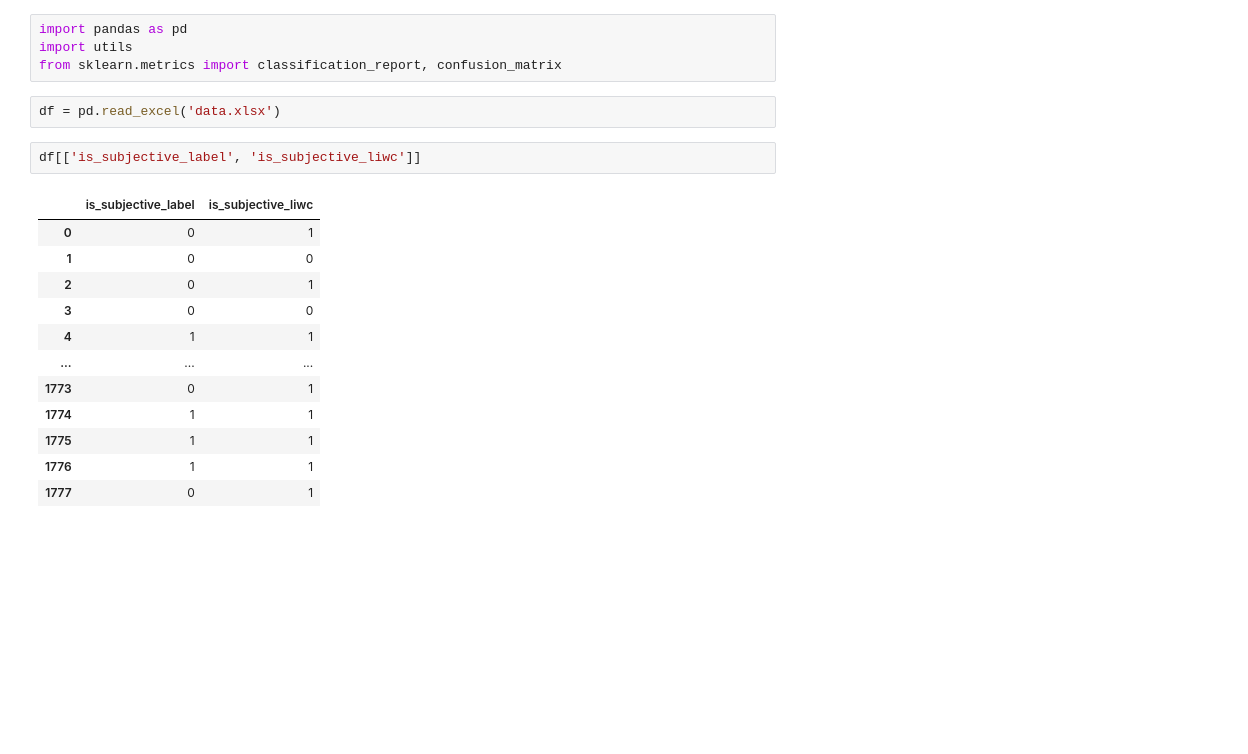
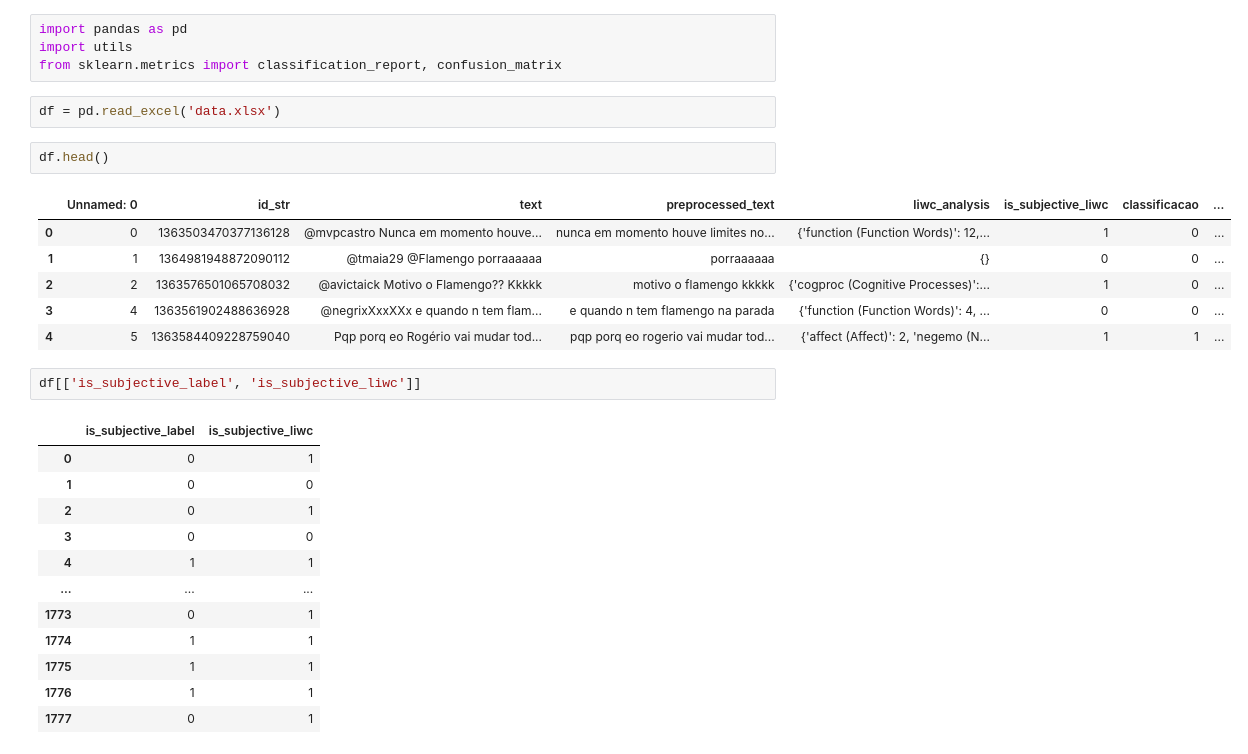
Before and after one commit to diegogp/sentiment-analysis, a Jupyter notebook: liwc_subjectivity_classifier.ipynb, the cells around one changed output. Saved outputs shown, nothing was run; the diff lists cells and outputs as text; blank space fills up the shorter version.

```diff
--- a/liwc_subjectivity_classifier.ipynb
+++ b/liwc_subjectivity_classifier.ipynb
@@ -4,6 +4,15 @@ import utils
 from sklearn.metrics import classification_report, confusion_matrix
 # %%
 df = pd.read_excel('data.xlsx')
+# %%
+df.head()
+# %% [output]
+|  | Unnamed: 0 | id_str | text | preprocessed_text | liwc_analysis | is_subjective_liwc | classificacao | ... |
+| 0 | 0 | 1363503470377136128 | @mvpcastro Nunca em momento houve... | nunca em momento houve limites no... | {'function (Function Words)': 12,... | 1 | 0 | ... |
+| 1 | 1 | 1364981948872090112 | @tmaia29 @Flamengo porraaaaaa | porraaaaaa | {} | 0 | 0 | ... |
+| 2 | 2 | 1363576501065708032 | @avictaick Motivo o Flamengo?? Kkkkk | motivo o flamengo kkkkk | {'cogproc (Cognitive Processes)':... | 1 | 0 | ... |
+| 3 | 4 | 1363561902488636928 | @negrixXxxXXx e quando n tem flam... | e quando n tem flamengo na parada | {'function (Function Words)': 4, ... | 0 | 0 | ... |
+| 4 | 5 | 1363584409228759040 | Pqp porq eo Rogério vai mudar tod... | pqp porq eo rogerio vai mudar tod... | {'affect (Affect)': 2, 'negemo (N... | 1 | 1 | ... |
 # %%
 df[['is_subjective_label', 'is_subjective_liwc']]
 # %% [output]
```
Also changed, not shown: parts of 2 cells of this notebook, 2 other files.
